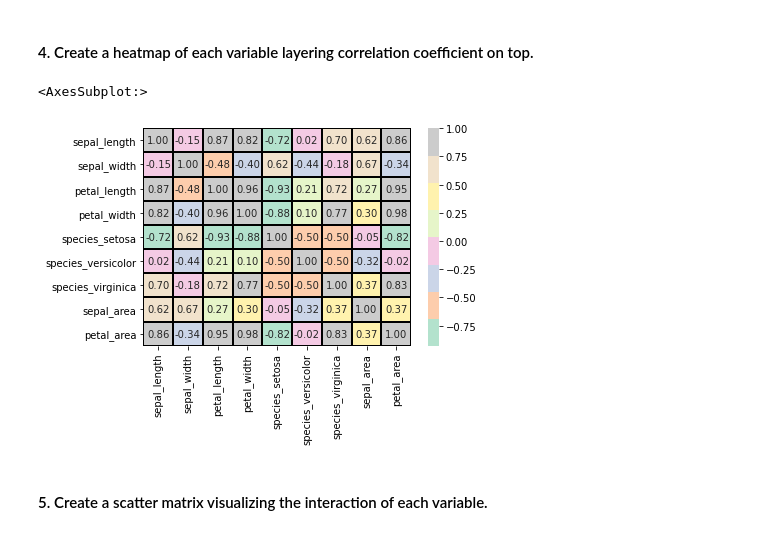
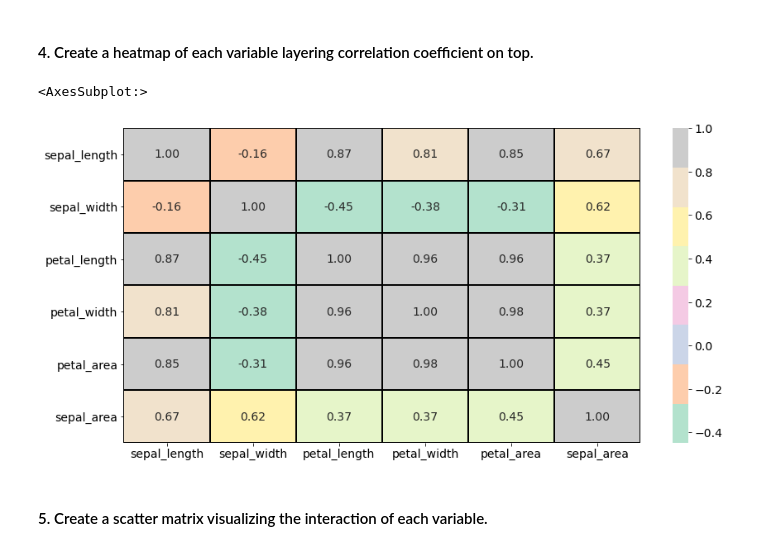
Before and after one commit to lupeluna/classification-exercises, a Jupyter notebook: classification_exercises.ipynb, the cells around one changed output. Cells and saved outputs as stored; diff of their text form; code cells hidden in the pictures.

```diff
--- a/classification_exercises.ipynb
+++ b/classification_exercises.ipynb
@@ -374,0 +375,6 @@ memory usage: 6.4+ KB
+# %%
+#split data using sklearn import
+
+train_and_validate, test = train_test_split(iris,test_size=.15,random_state=123)
+
+train, validate = train_test_split(train_and_validate,test_size=.15,random_state=123)
@@ -425 +481,4 @@ iris_melt.head(10)
+# %%
+plt.rc('font', size=14)
+plt.rc('figure', figsize=(14,7))
 # %%
@@ -446,0 +696,3 @@ crosstab
+# %%
+#create new column that is train
+train['petal_area'] = train.petal_length * train.petal_width
@@ -451,6 +718,6 @@ crosstab
 - sepal_area x petal_area
 - sepal_length x petal_length
 # %%
-#create new column for sepal area and petal area
-iris_train['sepal_area']= iris_train['sepal_length'] * iris_train['sepal_width']
-iris_train['petal_area']= iris_train['petal_length'] * iris_train['petal_width']
+#create columns for sepal are and petal area
+train['sepal_area'] = train.sepal_length * train.sepal_width
+#train['petal_area'] = train.petal_length * train.petal_width <-- this row did not run because I already create it above
@@ -530,9 +807,9 @@ plt.show()
 # %% [markdown]
 #### 4. Create a heatmap of each variable layering correlation coefficient on top.
 # %%
-sns.heatmap(iris_train.corr(), cmap= 'Pastel2',  linewidth= 1, linecolor= 'k', annot= True, fmt='.2f')
+sns.heatmap(train.corr(), cmap= 'Pastel2',  linewidth= 1, linecolor= 'k', annot= True, fmt='.2f')
 # %% [output]
 <AxesSubplot:>
-[figure, old version]
+[figure, new version]
 # %% [markdown]
 #### 5. Create a scatter matrix visualizing the interaction of each variable.
```
Also changed, not shown: parts of 101 cells of this notebook.
